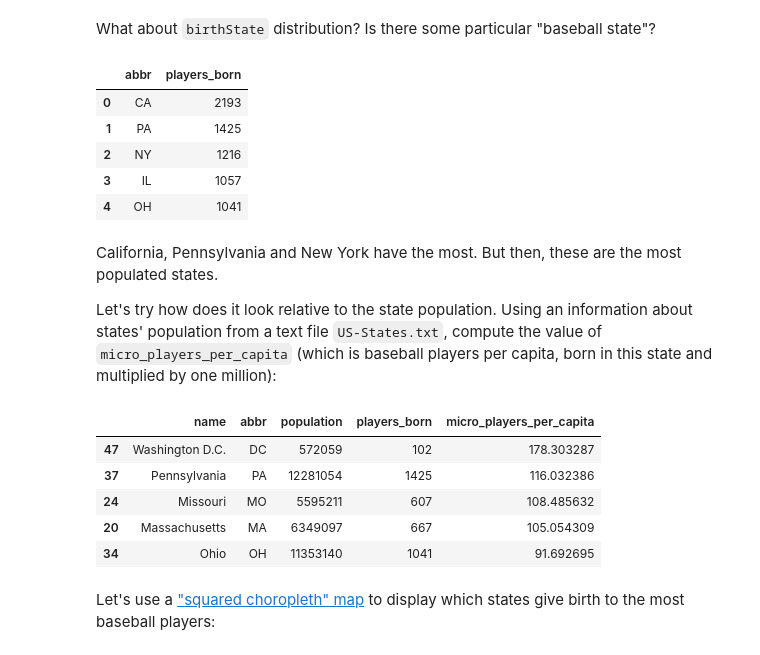
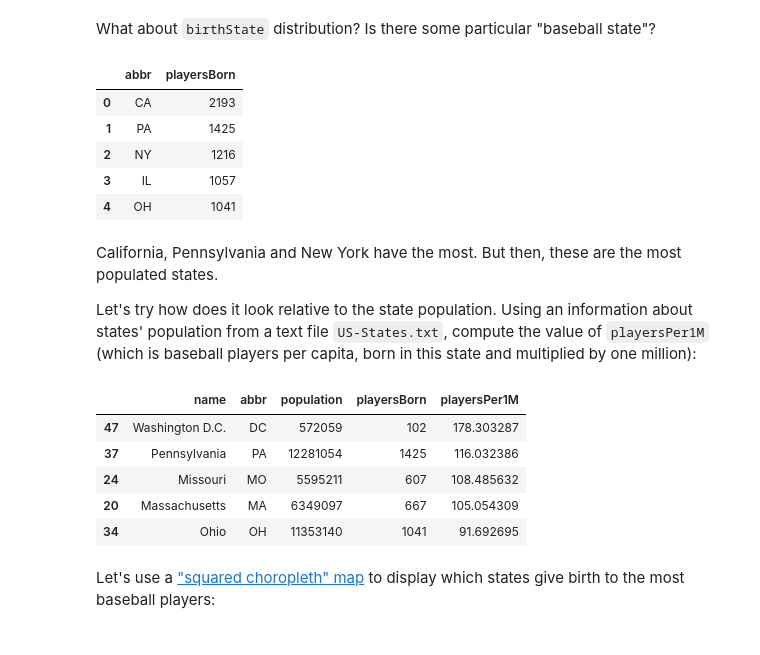
Before and after one commit to rshest/data-analyst-projects, a Jupyter notebook: p2.investigate-a-dataset/p2.investigate-a-dataset.ipynb, the cells around one changed output. Drawn from its saved outputs; the diff is of its cells as text; code cells hidden in the pictures.

```diff
--- a/p2.investigate-a-dataset/p2.investigate-a-dataset.ipynb
+++ b/p2.investigate-a-dataset/p2.investigate-a-dataset.ipynb
@@ -92,10 +79,14 @@ for f in files:
     name = f.split('.')[0]
     tables[name] = pd.read_csv(dir_root + f)
 
-HEADER_FORMAT = '<hr/><h4 style="color:steelblue;">{}</h4>{} rows'
+HEADER_FORMAT = '<hr/><h4 style="color:steelblue;">{}</h4>'
+def show_table_header(title):
+    disp.display(disp.HTML(HEADER_FORMAT.format(title)))
+
 for name in sorted(tables.keys()):
     table = tables[name]
-    disp.display(disp.HTML(HEADER_FORMAT.format(name, len(table))))
+    show_table_header(name)
+    disp.display('{} rows'.format(len(table)))
     disp.display(table.head(), table.describe())
 # %% [output]
 AllstarFull
@@ -243,10 +215,10 @@ Name: birthCountry, dtype: int64
 What about `birthState` distribution? Is there some particular "baseball state"?
 # %%
 pc = MASTER['birthState'].value_counts()
-player_counts = pd.DataFrame({'abbr':pc.index, 'players_born':pc.values})
+player_counts = pd.DataFrame({'abbr':pc.index, 'playersBorn':pc.values})
 player_counts.head()
 # %% [output]
-|  | abbr | players_born |
+|  | abbr | playersBorn |
 | 0 | CA | 2193 |
 | 1 | PA | 1425 |
 | 2 | NY | 1216 |
@@ -255,25 +227,24 @@ player_counts.head()
 # %% [markdown]
 California, Pennsylvania and New York have the most. But then, these are the most populated states.
 
-Let's try how does it look relative to the state population. Using an information about states' population from a text file `US-States.txt`, compute the value of `micro_players_per_capita` (which is baseball players per capita, born in this state and multiplied by one million):
+Let's try how does it look relative to the state population. Using an information about states' population from a text file `US-States.txt`, compute the value of `playersPer1M` (which is baseball players per capita, born in this state and multiplied by one million):
 # %%
 def parse_state(line):
     name, abbr, pop = line.strip().split(',')
     return (name, abbr, int(pop))
 
 state_pop = pd.DataFrame(
     (parse_state(line) for line in open('data/US-States.txt', 'r')),
     columns=['name', 'abbr', 'population'])
-
 state_data = state_pop.merge(player_counts, on='abbr', how='left')
 
-state_data['micro_players_per_capita'] = \
-    1e+6*state_data['players_born']/state_data['population']
+state_data['playersPer1M'] = \
+    1e+6*state_data['playersBorn']/state_data['population']
 
-state_data.sort_values(['micro_players_per_capita'],
+state_data.sort_values(['playersPer1M'],
                        ascending=False).head()
 # %% [output]
-|  | name | abbr | population | players_born | micro_players_per_capita |
+|  | name | abbr | population | playersBorn | playersPer1M |
 | 47 | Washington D.C. | DC | 572059 | 102 | 178.303287 |
 | 37 | Pennsylvania | PA | 12281054 | 1425 | 116.032386 |
 | 24 | Missouri | MO | 5595211 | 607 | 108.485632 |
```
Also changed, not shown: parts of 47 cells of this notebook, 2 other files.
